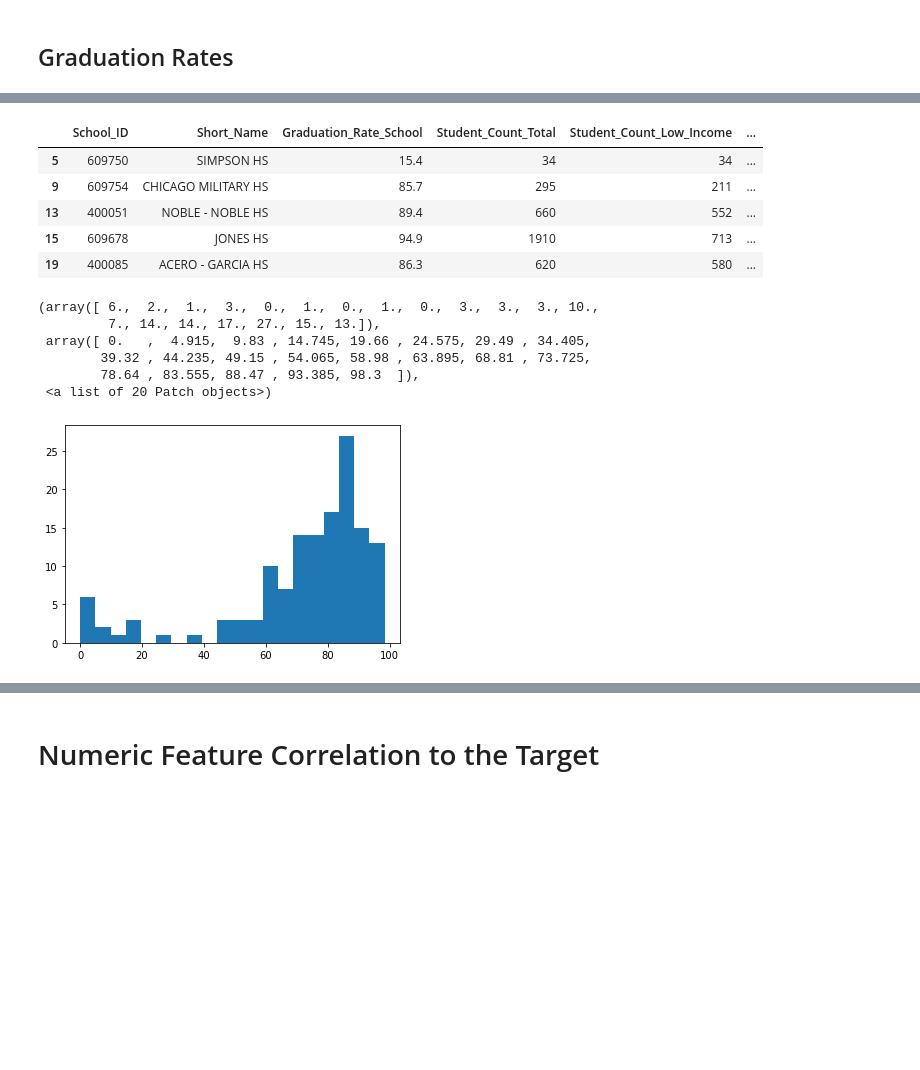
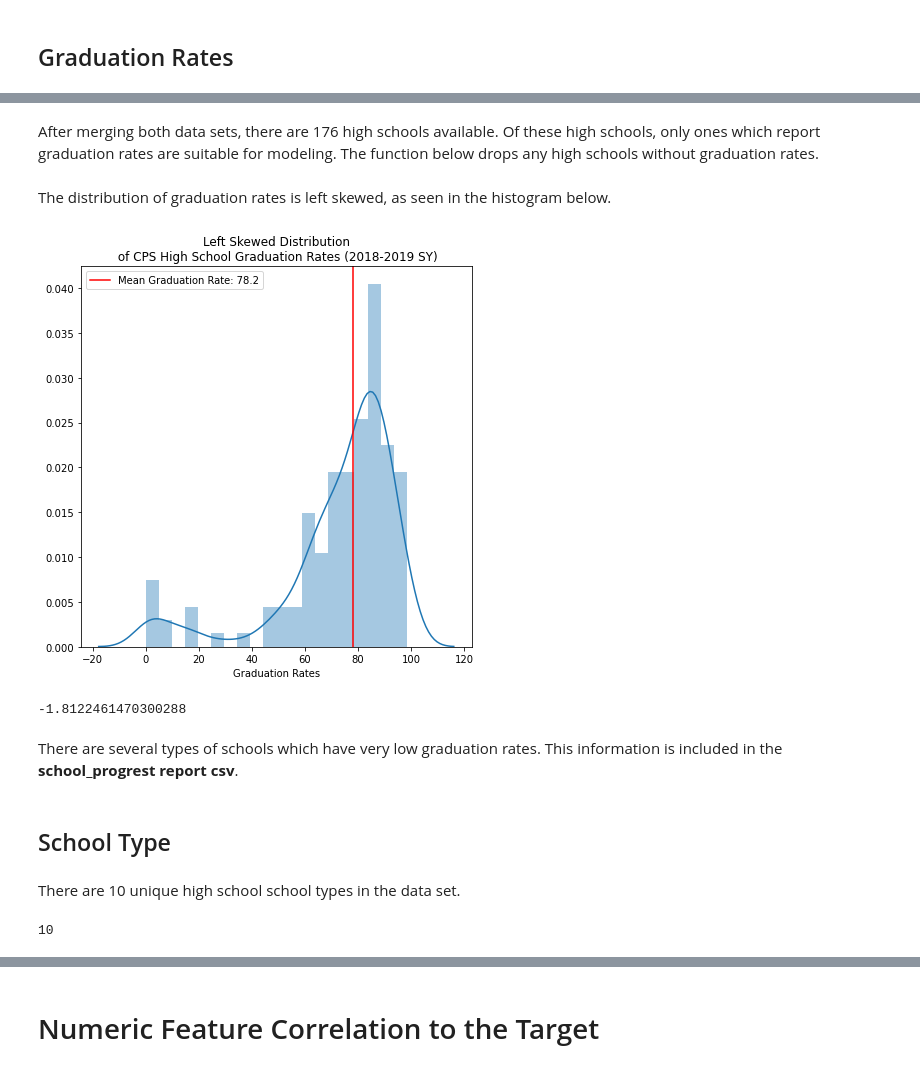
Before and after one commit to j-max/CPS_GradRate_Analysis, a Jupyter notebook: notebooks/eda/eda_schoolid.ipynb, the cells around one changed output, grey strips where cells are left out. Saved outputs shown, nothing was run; the diff lists cells and outputs as text; code cells hidden in the pictures; blank space fills up the shorter version.

```diff
--- a/notebooks/eda/eda_schoolid.ipynb
+++ b/notebooks/eda/eda_schoolid.ipynb
@@ -57,0 +107,4 @@ Information about CPS comes from two main files found in the Chicago Data Portal
+# %%
+from src.preprocessing.preprocessing_schoolid import merge_pr_and_sp
+
+df = merge_pr_and_sp(path_to_sp_csv, path_to_pr_csv)
@@ -91,21 +140,2 @@ hs_1819.shape
-# %%
-hs_1819.head()
-# %% [output]
-|  | School_ID | Short_Name | Graduation_Rate_School | Student_Count_Total | Student_Count_Low_Income | ... |
-| 5 | 609750 | SIMPSON HS | 15.4 | 34 | 34 | ... |
-| 9 | 609754 | CHICAGO MILITARY HS | 85.7 | 295 | 211 | ... |
-| 13 | 400051 | NOBLE - NOBLE HS | 89.4 | 660 | 552 | ... |
-| 15 | 609678 | JONES HS | 94.9 | 1910 | 713 | ... |
-| 19 | 400085 | ACERO - GARCIA HS | 86.3 | 620 | 580 | ... |
-# %%
-fig, ax = plt.subplots()
-
-ax.hist(hs_1819['Graduation_Rate_School'], bins=20)
-# %% [output]
-(array([ 6.,  2.,  1.,  3.,  0.,  1.,  0.,  1.,  0.,  3.,  3.,  3., 10.,
-         7., 14., 14., 17., 27., 15., 13.]),
- array([ 0.   ,  4.915,  9.83 , 14.745, 19.66 , 24.575, 29.49 , 34.405,
-        39.32 , 44.235, 49.15 , 54.065, 58.98 , 63.895, 68.81 , 73.725,
-        78.64 , 83.555, 88.47 , 93.385, 98.3  ]),
- <a list of 20 Patch objects>)
-[figure, removed]
+# %% [markdown]
+After merging both data sets, there are 176 high schools available. Of these high schools, only ones which report graduation rates are suitable for modeling.  The function below drops any high schools without graduation rates.
@@ -112 +146,29 @@ ax.hist(hs_1819['Graduation_Rate_School'], bins=20)
+# %% [markdown]
+The distribution of graduation rates is left skewed, as seen in the histogram below.
+# %%
+import seaborn as sns
+fig, ax = plt.subplots(figsize=(7,7))
+
+sns.distplot(df['Graduation_Rate_School'], bins=20, ax=ax)
+
+ax.set_title('Left Skewed Distribution\n of CPS High School Graduation Rates (2018-2019 SY)')
+ax.set_xlabel('Graduation Rates')
+ax.axvline(df['Graduation_Rate_Mean'].mean(), color='r')
+ax.legend(labels = [f"Mean Graduation Rate: {df['Graduation_Rate_Mean'].mean()}" ]);
+# %% [output]
+[figure, added]
+# %%
+df['Graduation_Rate_School'].skew()
+# %% [output]
+-1.8122461470300288
+# %% [markdown]
+There are several types of schools which have very low graduation rates. This information is included in the **school_progrest report csv**.
+# %% [markdown]
+## School Type
+# %% [markdown]
+There are 10 unique high school school types in the data set.
+# %%
+len(df['School_Type'].unique())
+# %% [output]
+10
 # %%
```
Also changed, not shown: parts of 70 cells of this notebook, 3 other files.
